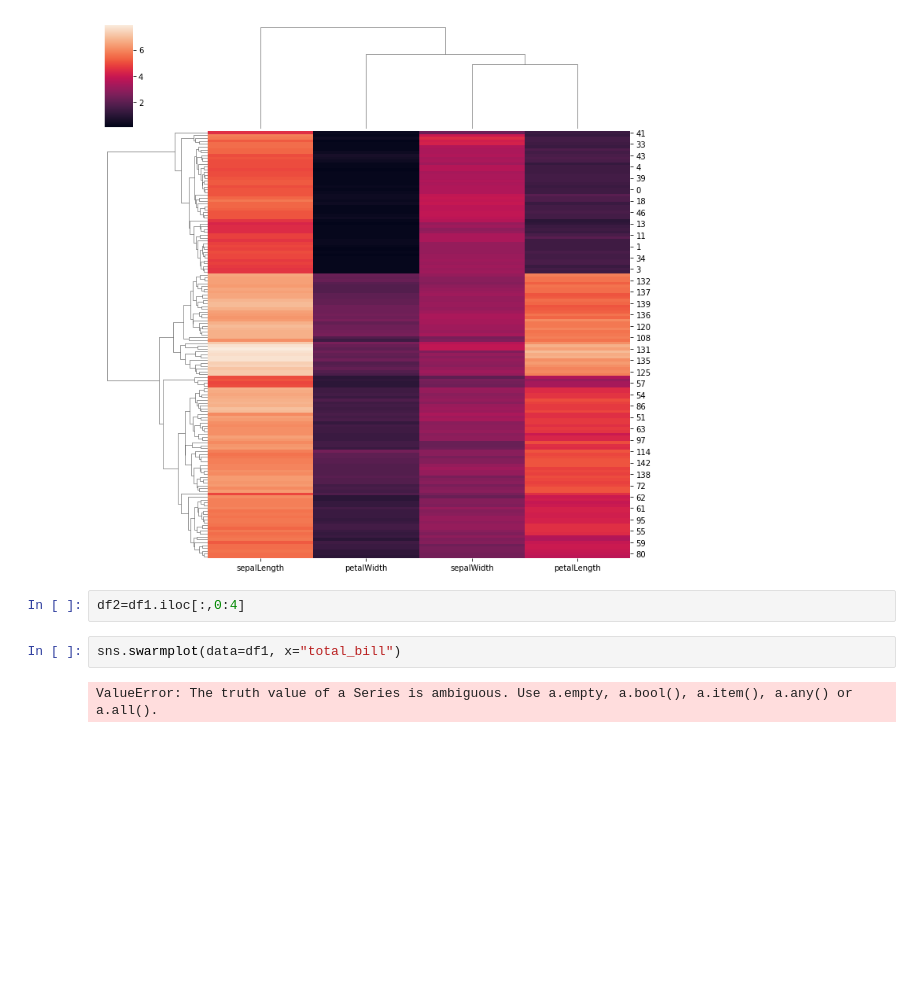
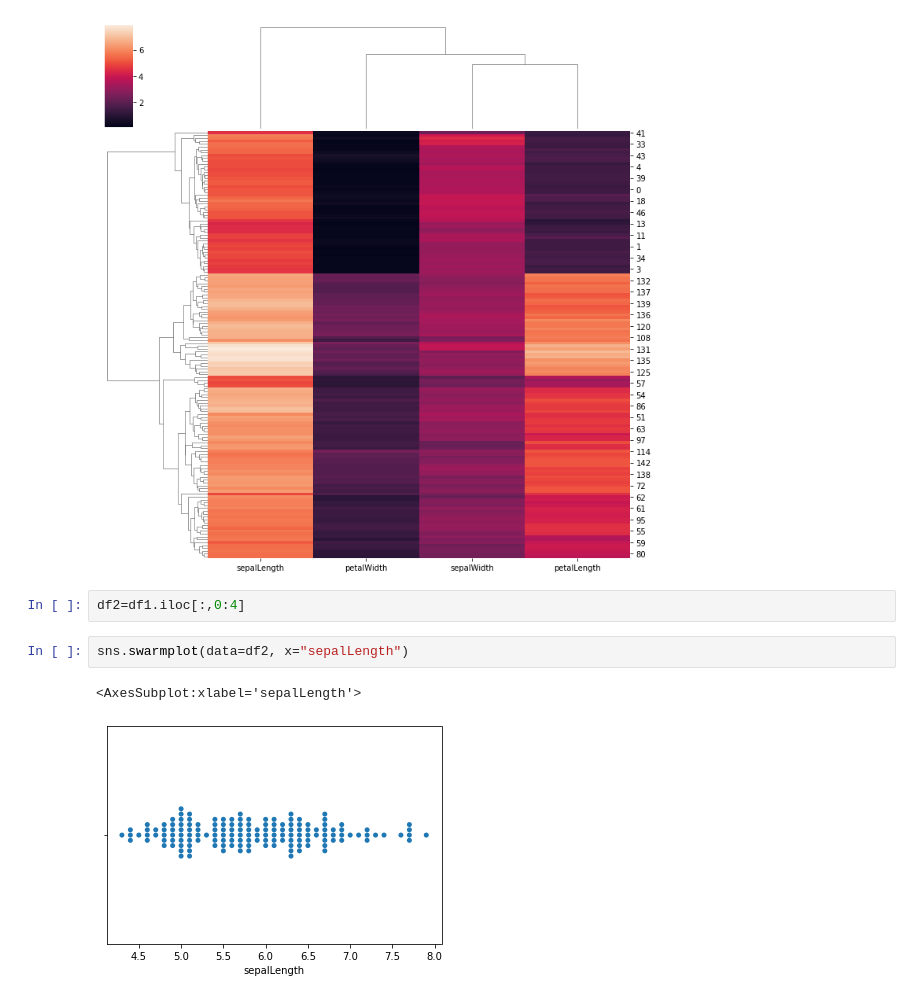
Before and after one commit to 4fth4b/python-base-3, a Jupyter notebook: plotting.ipynb, the cells around one changed output. Drawn from its saved outputs; the diff is of its cells as text; blank space fills up the shorter version.

```diff
--- a/plotting.ipynb
+++ b/plotting.ipynb
@@ -85,6 +85,7 @@ sns.clustermap(df1.iloc[:,0:4])
 # %%
 df2=df1.iloc[:,0:4]
 # %%
-sns.swarmplot(data=df1, x="total_bill")
+sns.swarmplot(data=df2, x="sepalLength")
 # %% [output]
-ValueError: The truth value of a Series is ambiguous. Use a.empty, a.bool(), a.item(), a.any() or a.all().
+<AxesSubplot:xlabel='sepalLength'>
+[figure, added]
```
Also changed, not shown: 1 other file.
